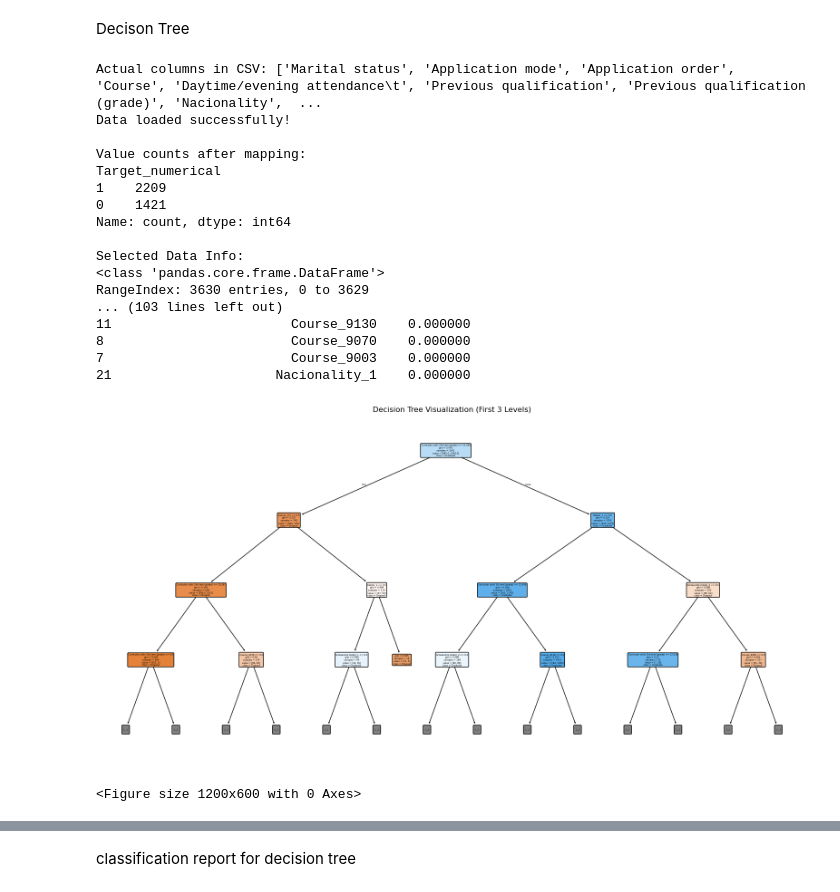
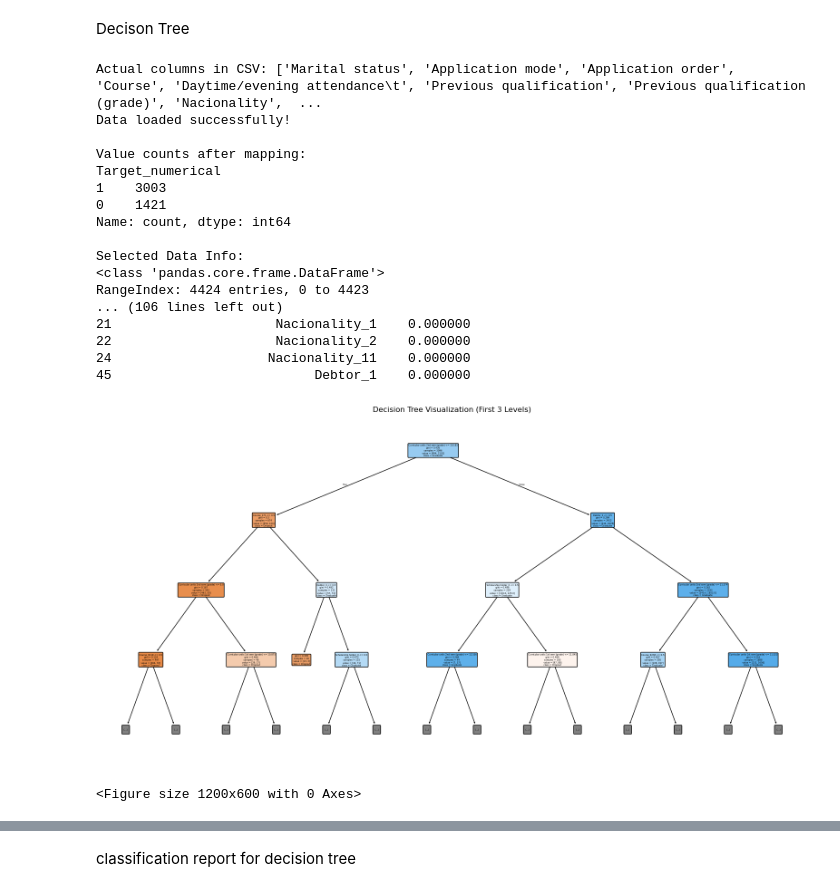
Before and after one commit to azeiber/student-droupout-detection, a Jupyter notebook: Studentdropoutandacademicsuccess.ipynb, the cells around one changed output, grey strips where cells are left out. Saved outputs shown, nothing was run; the diff lists cells and outputs as text; code cells hidden in the pictures.

```diff
--- a/Studentdropoutandacademicsuccess.ipynb
+++ b/Studentdropoutandacademicsuccess.ipynb
@@ -654,7 +654,7 @@ import numpy as np
 
 # --- 1. Load Data ---
 try:
-    df = pd.read_csv('/Users/maiamunich/code/CISC4631/malware-detection/cleaned_data_no_enrolled.csv')
+    df = pd.read_csv('cleaned_data.csv')
     print("Actual columns in CSV:", df.columns.tolist())
     print("Data loaded successfully!")
 except FileNotFoundError:
@@ -816,7 +830,7 @@ import matplotlib.pyplot as plt
 
 # --- 1. Load Data ---
 try:
-    df = pd.read_csv('/Users/maiamunich/code/CISC4631/malware-detection/cleaned_data_no_enrolled.csv')
+    df = pd.read_csv('cleaned_data.csv')
     print("Actual columns in CSV:", df.columns.tolist())
     print("Data loaded successfully!")
 except FileNotFoundError:
@@ -989,38 +1003,38 @@ dt_model = dt_pipeline.named_steps['classifier']
 # Plot the decision tree
 plt.figure(figsize=(20, 10))
 plot_tree(dt_model,
           feature_names=feature_names,
           class_names=['Dropout', 'Graduate'],
           filled=True,
           rounded=True,
           max_depth=3)  # Limit depth for better visualization
 plt.title("Decision Tree Visualization (First 3 Levels)")
 plt.show()
 
 # --- 11. Plot Feature Importances ---
 plt.figure(figsize=(12, 6))
 feature_importance_df.plot(kind='bar', x='Feature', y='Importance')
 plt.title('Feature Importances')
 plt.xticks(rotation=45, ha='right')
 plt.tight_layout()
 plt.show()
 # %% [output]
 Actual columns in CSV: ['Marital status', 'Application mode', 'Application order', 'Course', 'Daytime/evening attendance\t', 'Previous qualification', 'Previous qualification (grade)', 'Nacionality',  ...
 Data loaded successfully!
 
 Value counts after mapping:
 Target_numerical
-1    2209
+1    3003
 0    1421
 Name: count, dtype: int64
 
 Selected Data Info:
 <class 'pandas.core.frame.DataFrame'>
-RangeIndex: 3630 entries, 0 to 3629
-... (103 lines left out)
-11                       Course_9130    0.000000
-8                        Course_9070    0.000000
-7                        Course_9003    0.000000
+RangeIndex: 4424 entries, 0 to 4423
+... (106 lines left out)
 21                     Nacionality_1    0.000000
+22                     Nacionality_2    0.000000
+24                    Nacionality_11    0.000000
+45                          Debtor_1    0.000000
-[figure, old version]
+[figure, new version]
 <Figure size 1200x600 with 0 Axes>
```
Also changed, not shown: parts of 10 cells of this notebook.
